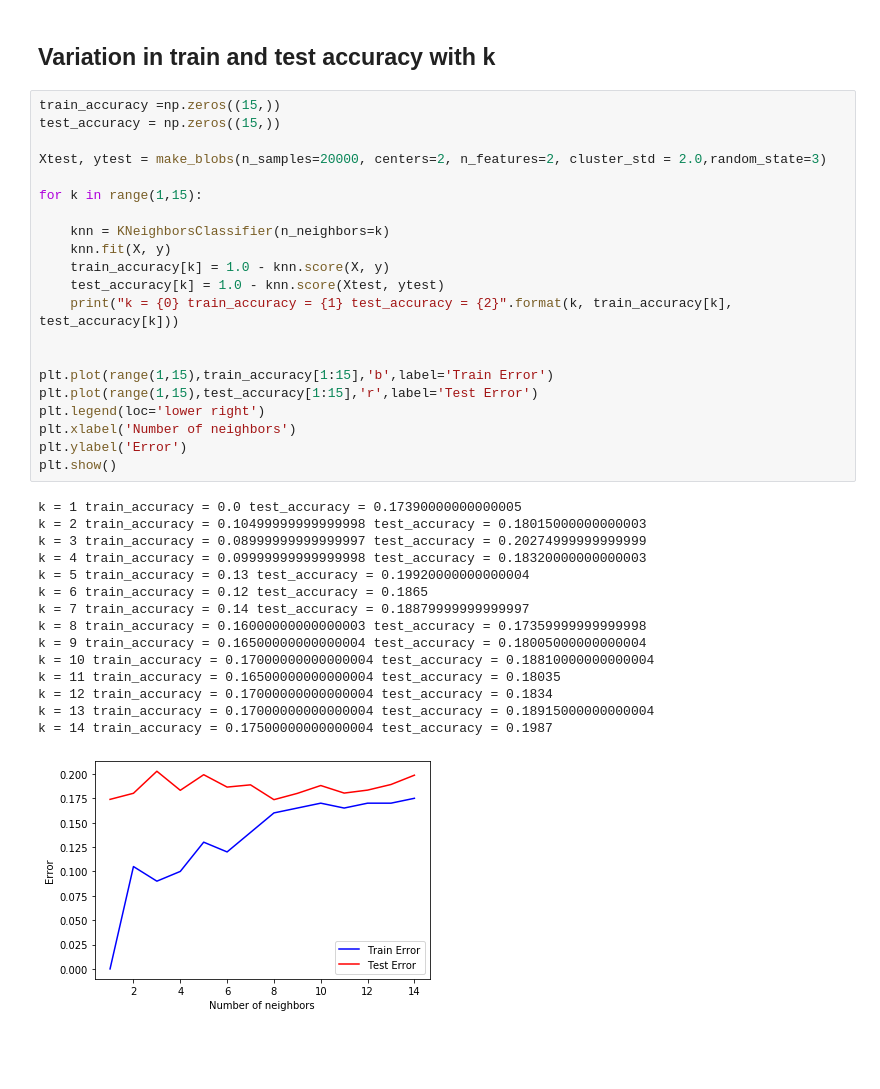
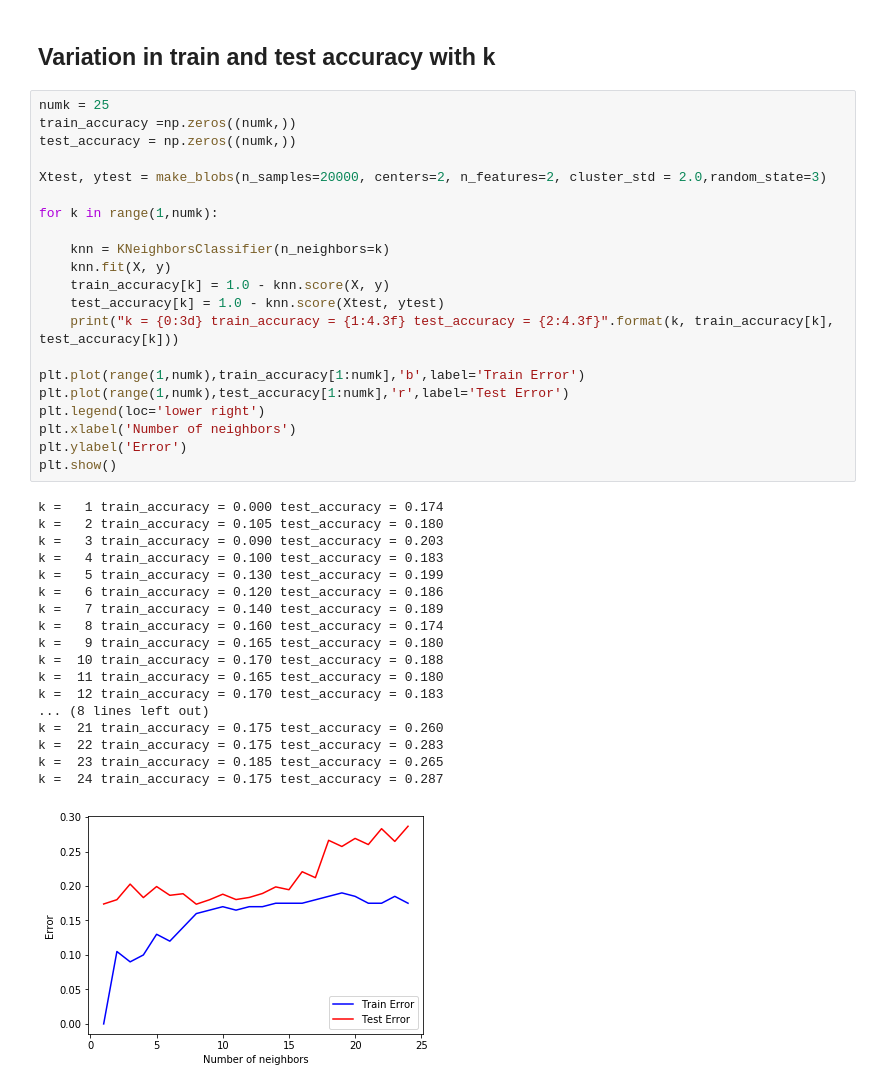
Before and after one commit to statisticscoursestudent/rice_ds-bc19, a Jupyter notebook: ds-bc19/04.0 AM+PM Thursday_ Introduction to Supervised Learning with hands on lab/lab0/lab0.ipynb, the cells around one changed output. Drawn from its saved outputs; the diff is of its cells as text; blank space fills up the shorter version.

```diff
--- a/ds-bc19/04.0 AM+PM Thursday_ Introduction to Supervised Learning with hands on lab/lab0/lab0.ipynb
+++ b/ds-bc19/04.0 AM+PM Thursday_ Introduction to Supervised Learning with hands on lab/lab0/lab0.ipynb
@@ -243,39 +295,42 @@ plot_knn_boundary(X,y,clf15)
 # %% [markdown]
 ## Variation in train and test accuracy with k
 # %%
-train_accuracy =np.zeros((15,))
-test_accuracy = np.zeros((15,))
+numk = 25
+train_accuracy =np.zeros((numk,))
+test_accuracy = np.zeros((numk,))
 
 Xtest, ytest = make_blobs(n_samples=20000, centers=2, n_features=2, cluster_std = 2.0,random_state=3)
 
-for k in range(1,15):
+for k in range(1,numk):
 
     knn = KNeighborsClassifier(n_neighbors=k)
     knn.fit(X, y)
     train_accuracy[k] = 1.0 - knn.score(X, y)
     test_accuracy[k] = 1.0 - knn.score(Xtest, ytest)
-    print("k = {0} train_accuracy = {1} test_accuracy = {2}".format(k, train_accuracy[k], test_accuracy[k]))
+    print("k = {0:3d} train_accuracy = {1:4.3f} test_accuracy = {2:4.3f}".format(k, train_accuracy[k], test_accuracy[k]))
 
-
-plt.plot(range(1,15),train_accuracy[1:15],'b',label='Train Error')
-plt.plot(range(1,15),test_accuracy[1:15],'r',label='Test Error')
+plt.plot(range(1,numk),train_accuracy[1:numk],'b',label='Train Error')
+plt.plot(range(1,numk),test_accuracy[1:numk],'r',label='Test Error')
 plt.legend(loc='lower right')
 plt.xlabel('Number of neighbors')
 plt.ylabel('Error')
 plt.show()
 # %% [output]
-k = 1 train_accuracy = 0.0 test_accuracy = 0.17390000000000005
-k = 2 train_accuracy = 0.10499999999999998 test_accuracy = 0.18015000000000003
-k = 3 train_accuracy = 0.08999999999999997 test_accuracy = 0.20274999999999999
-k = 4 train_accuracy = 0.09999999999999998 test_accuracy = 0.18320000000000003
-k = 5 train_accuracy = 0.13 test_accuracy = 0.19920000000000004
-k = 6 train_accuracy = 0.12 test_accuracy = 0.1865
-k = 7 train_accuracy = 0.14 test_accuracy = 0.18879999999999997
-k = 8 train_accuracy = 0.16000000000000003 test_accuracy = 0.17359999999999998
-k = 9 train_accuracy = 0.16500000000000004 test_accuracy = 0.18005000000000004
-k = 10 train_accuracy = 0.17000000000000004 test_accuracy = 0.18810000000000004
-k = 11 train_accuracy = 0.16500000000000004 test_accuracy = 0.18035
-k = 12 train_accuracy = 0.17000000000000004 test_accuracy = 0.1834
-k = 13 train_accuracy = 0.17000000000000004 test_accuracy = 0.18915000000000004
-k = 14 train_accuracy = 0.17500000000000004 test_accuracy = 0.1987
+k =   1 train_accuracy = 0.000 test_accuracy = 0.174
+k =   2 train_accuracy = 0.105 test_accuracy = 0.180
+k =   3 train_accuracy = 0.090 test_accuracy = 0.203
+k =   4 train_accuracy = 0.100 test_accuracy = 0.183
+k =   5 train_accuracy = 0.130 test_accuracy = 0.199
+k =   6 train_accuracy = 0.120 test_accuracy = 0.186
+k =   7 train_accuracy = 0.140 test_accuracy = 0.189
+k =   8 train_accuracy = 0.160 test_accuracy = 0.174
+k =   9 train_accuracy = 0.165 test_accuracy = 0.180
+k =  10 train_accuracy = 0.170 test_accuracy = 0.188
+k =  11 train_accuracy = 0.165 test_accuracy = 0.180
+k =  12 train_accuracy = 0.170 test_accuracy = 0.183
+... (8 lines left out)
+k =  21 train_accuracy = 0.175 test_accuracy = 0.260
+k =  22 train_accuracy = 0.175 test_accuracy = 0.283
+k =  23 train_accuracy = 0.185 test_accuracy = 0.265
+k =  24 train_accuracy = 0.175 test_accuracy = 0.287
-[figure, old version]
+[figure, new version]
```
Also changed, not shown: parts of 7 cells of this notebook.
